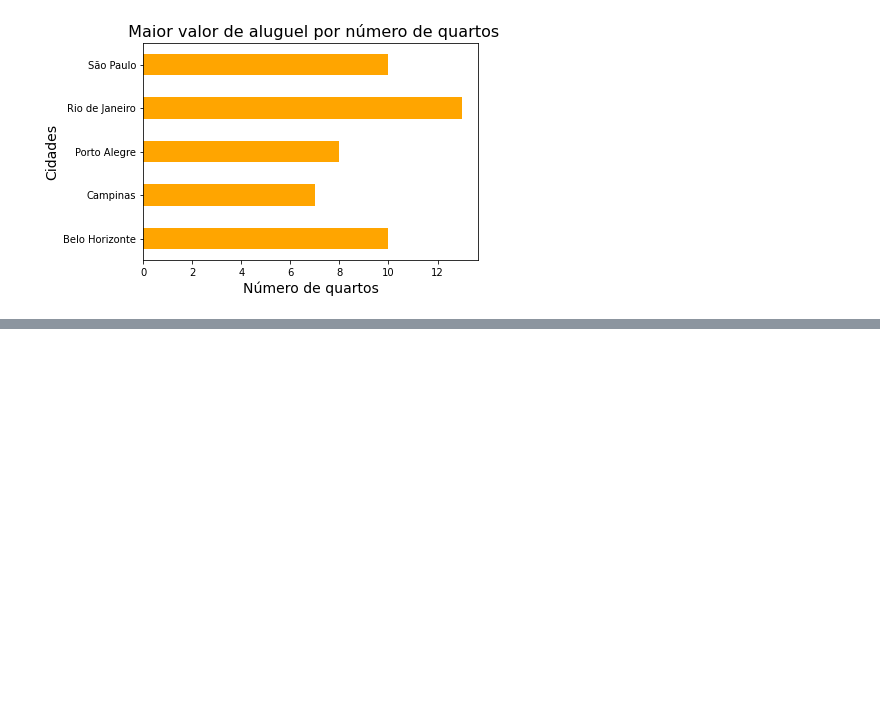
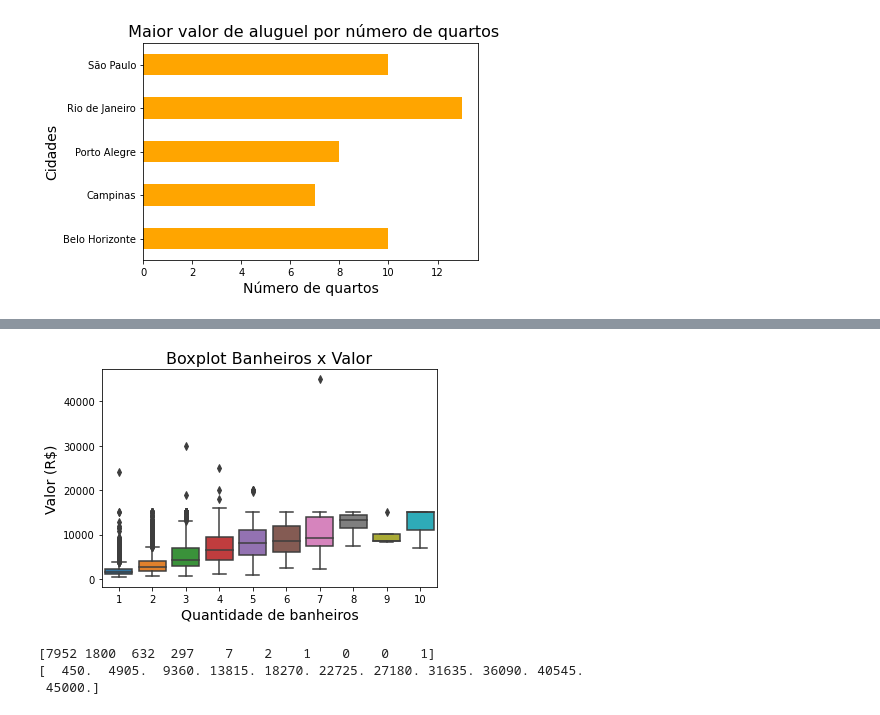
Before and after one commit to Eduu1/Portf-lio-Data-Science, a Jupyter notebook: Projeto-/Projeto - Houses_to_rent.ipynb, the cells around one changed output, grey strips where cells are left out. Saved outputs shown, nothing was run; the diff lists cells and outputs as text; code cells hidden in the pictures; blank space fills up the shorter version.

```diff
--- a/Projeto-/Projeto - Houses_to_rent.ipynb
+++ b/Projeto-/Projeto - Houses_to_rent.ipynb
@@ -139,0 +215,18 @@ plt.show()
+# %%
+# boxplot para banheiros em relação ao valor
+sns.boxplot(x = 'Qnt_Banheiros', y = 'Valor_Aluguel', data = dados_copia)
+plt.xlabel('Quantidade de banheiros', fontdict = {'size':14})
+plt.ylabel('Valor (R$)', fontdict = {'size':14})
+plt.title('Boxplot Banheiros x Valor', fontdict = {'size':16})
+plt.show()
+# %% [output]
+[figure, added]
+# %%
+# método do numpy que retorna a contagem dentro de cada bin e as bordas do histograma
+cont, bin_edges = np.histogram(dados_copia['Valor_Aluguel'])
+print(cont)
+print(bin_edges)
+# %% [output]
+[7952 1800  632  297    7    2    1    0    0    1]
+[  450.  4905.  9360. 13815. 18270. 22725. 27180. 31635. 36090. 40545.
+ 45000.]
```
Also changed, not shown: parts of 31 cells of this notebook.
